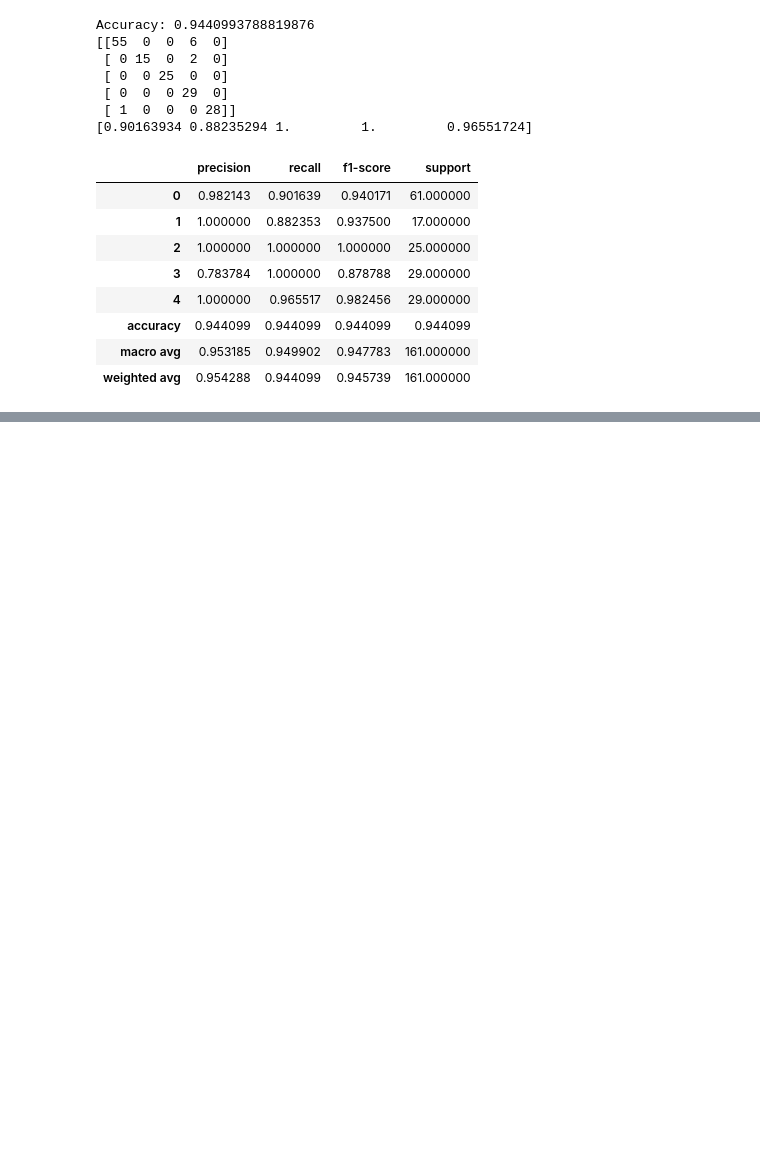
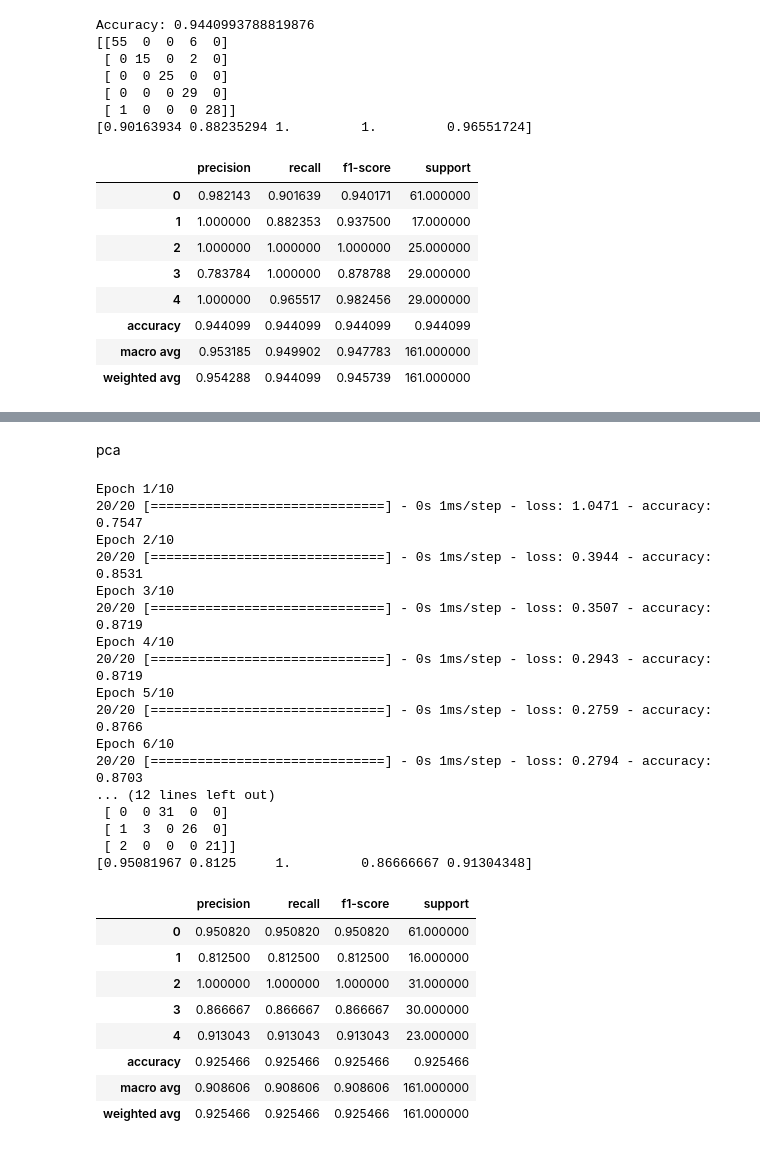
Before and after one commit to ChamikaGunarathna/DM_Group_project, a Jupyter notebook: clustering of cancer gene data.ipynb, the cells around one changed output, grey strips where cells are left out. Saved outputs shown, nothing was run; the diff lists cells and outputs as text; code cells hidden in the pictures; blank space fills up the shorter version.

```diff
--- a/clustering of cancer gene data.ipynb
+++ b/clustering of cancer gene data.ipynb
@@ -1375,0 +1730,60 @@ Accuracy: 0.9440993788819876
+# %% [markdown]
+pca
+# %%
+# Split the data into training and testing sets
+X_train, X_test, y_train, y_test = train_test_split(principal_df, y, test_size=0.2)
+
+# Define the neural network architecture
+model = Sequential()
+model.add(Dense(128, input_dim=2, activation='relu'))
+model.add(Dense(64, activation='relu'))
+model.add(Dense(5, activation='softmax'))  # Assuming you have 5 labels, adjust this if you have a different number
+
+# Compile the model
+model.compile(loss='sparse_categorical_crossentropy', optimizer='adam', metrics=['accuracy'])
+
+# Train the model
+model.fit(X_train, y_train, epochs=10, batch_size=32, verbose=1)
+
+# Make predictions on the test set
+y_pred = np.argmax(model.predict(X_test), axis=-1)
+
+# Evaluating the classifier
+print("Accuracy:", accuracy_score(y_test, y_pred))
+report =classification_report(y_test, y_pred,output_dict=True)
+
+conf_matrix = confusion_matrix(y_test, y_pred)
+print(conf_matrix)
+
+accuaracy_labels =conf_matrix.diagonal()/conf_matrix.sum(axis=1)
+print(accuaracy_labels)
+
+df = pd.DataFrame(report).transpose()
+display(df)
+# %% [output]
+Epoch 1/10
+20/20 [==============================] - 0s 1ms/step - loss: 1.0471 - accuracy: 0.7547
+Epoch 2/10
+20/20 [==============================] - 0s 1ms/step - loss: 0.3944 - accuracy: 0.8531
+Epoch 3/10
+20/20 [==============================] - 0s 1ms/step - loss: 0.3507 - accuracy: 0.8719
+Epoch 4/10
+20/20 [==============================] - 0s 1ms/step - loss: 0.2943 - accuracy: 0.8719
+Epoch 5/10
+20/20 [==============================] - 0s 1ms/step - loss: 0.2759 - accuracy: 0.8766
+Epoch 6/10
+20/20 [==============================] - 0s 1ms/step - loss: 0.2794 - accuracy: 0.8703
+... (12 lines left out)
+ [ 0  0 31  0  0]
+ [ 1  3  0 26  0]
+ [ 2  0  0  0 21]]
+[0.95081967 0.8125     1.         0.86666667 0.91304348]
+|  | precision | recall | f1-score | support |
+| 0 | 0.950820 | 0.950820 | 0.950820 | 61.000000 |
+| 1 | 0.812500 | 0.812500 | 0.812500 | 16.000000 |
+| 2 | 1.000000 | 1.000000 | 1.000000 | 31.000000 |
+| 3 | 0.866667 | 0.866667 | 0.866667 | 30.000000 |
+| 4 | 0.913043 | 0.913043 | 0.913043 | 23.000000 |
+| accuracy | 0.925466 | 0.925466 | 0.925466 | 0.925466 |
+| macro avg | 0.908606 | 0.908606 | 0.908606 | 161.000000 |
+| weighted avg | 0.925466 | 0.925466 | 0.925466 | 161.000000 |
```
Also changed, not shown: parts of 40 cells of this notebook.
